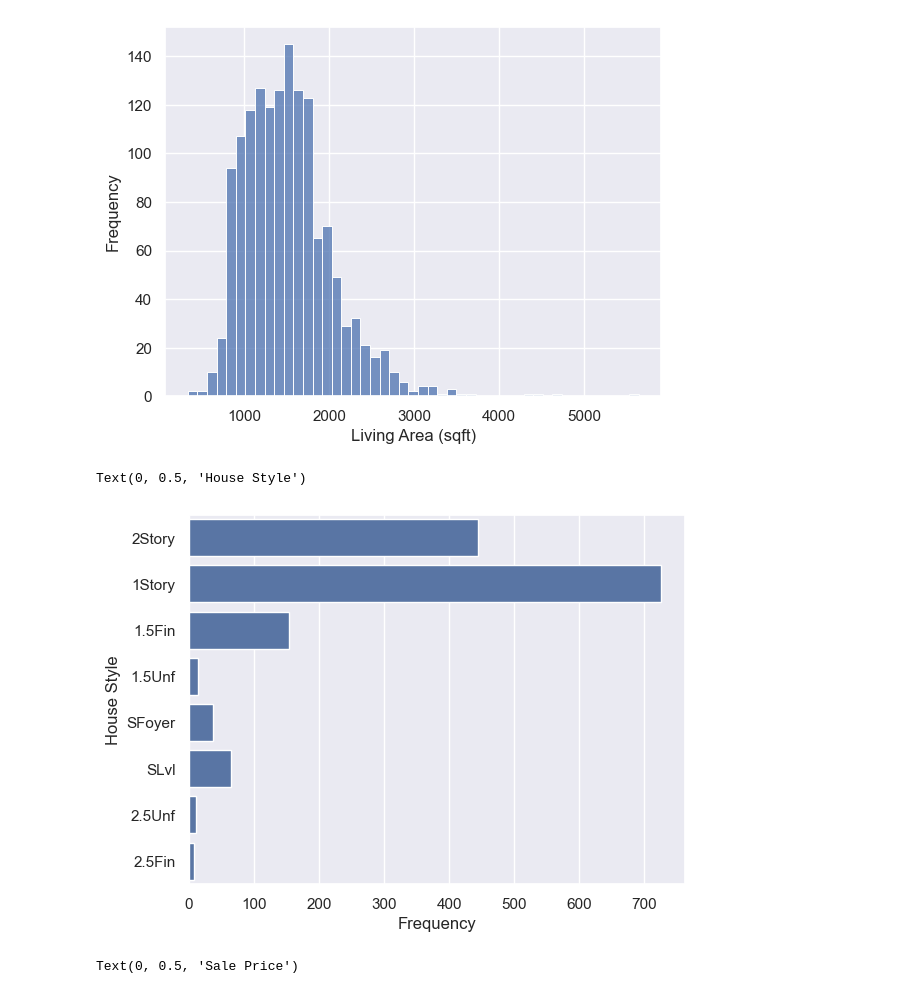
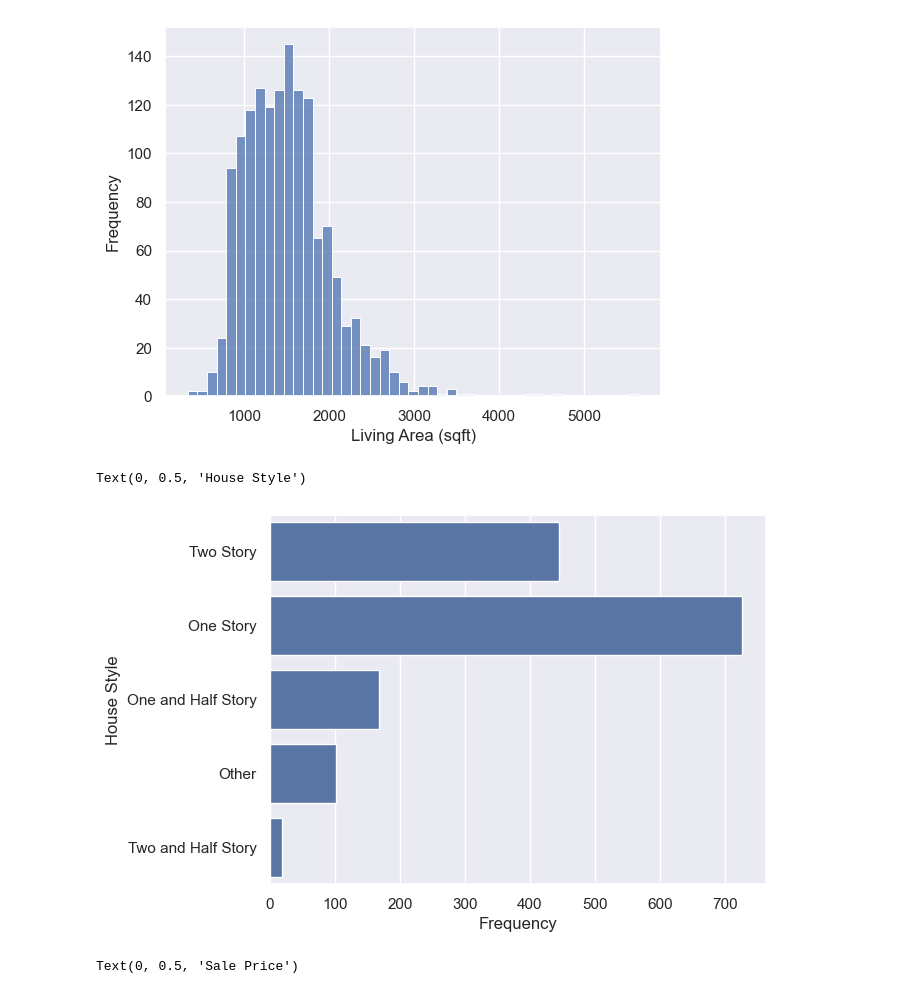
Before and after one commit to stanford-mse-125-2025/mse-125-2025-public, a Jupyter notebook: demos/plotting.ipynb, the cells around one changed output. Saved outputs shown, nothing was run; the diff lists cells and outputs as text; code cells hidden in the pictures.

Commit message:
Updating plotting demo

```diff
--- a/demos/plotting.ipynb
+++ b/demos/plotting.ipynb
@@ -43,6 +43,18 @@ data
 |           | 2 categorical               | colored barplot          |
 | 3 features| 2 continuous, 1 categorical | colored scatterplot/lineplot |
 |           | 1 continuous, 2 categorical | colored boxplot          |
+# %%
+data["House_Style"] = data["HouseStyle"].replace({
+    "1Story": "One Story",
+    "1.5Fin": "One and Half Story",
+    "1.5Unf": "One and Half Story",
+    "2Story": "Two Story",
+    "2.5Fin": "Two and Half Story",
+    "2.5Unf": "Two and Half Story",
+    "SFoyer": "Other",
+    "SLvl": "Other",
+    "Duplx": "Other"
+})
 # %%
 # Plotting one continuous feature
 sns.histplot(data=data, x="GrLivArea")
@@ -55,12 +67,12 @@ Text(0, 0.5, 'Frequency')
 [figure]
 # %%
 # Plotting one categorical variable
-sns.countplot(data=data, y="HouseStyle")
+sns.countplot(data=data, y="House_Style")
 plt.xlabel("Frequency")
 plt.ylabel("House Style")
 # %% [output]
 Text(0, 0.5, 'House Style')
-[figure, old version]
+[figure, new version]
 # %%
 # Plotting two continuous variables
 sns.scatterplot(data=data, x="GrLivArea", y="SalePrice")
```
Also changed, not shown: parts of 4 cells of this notebook.
